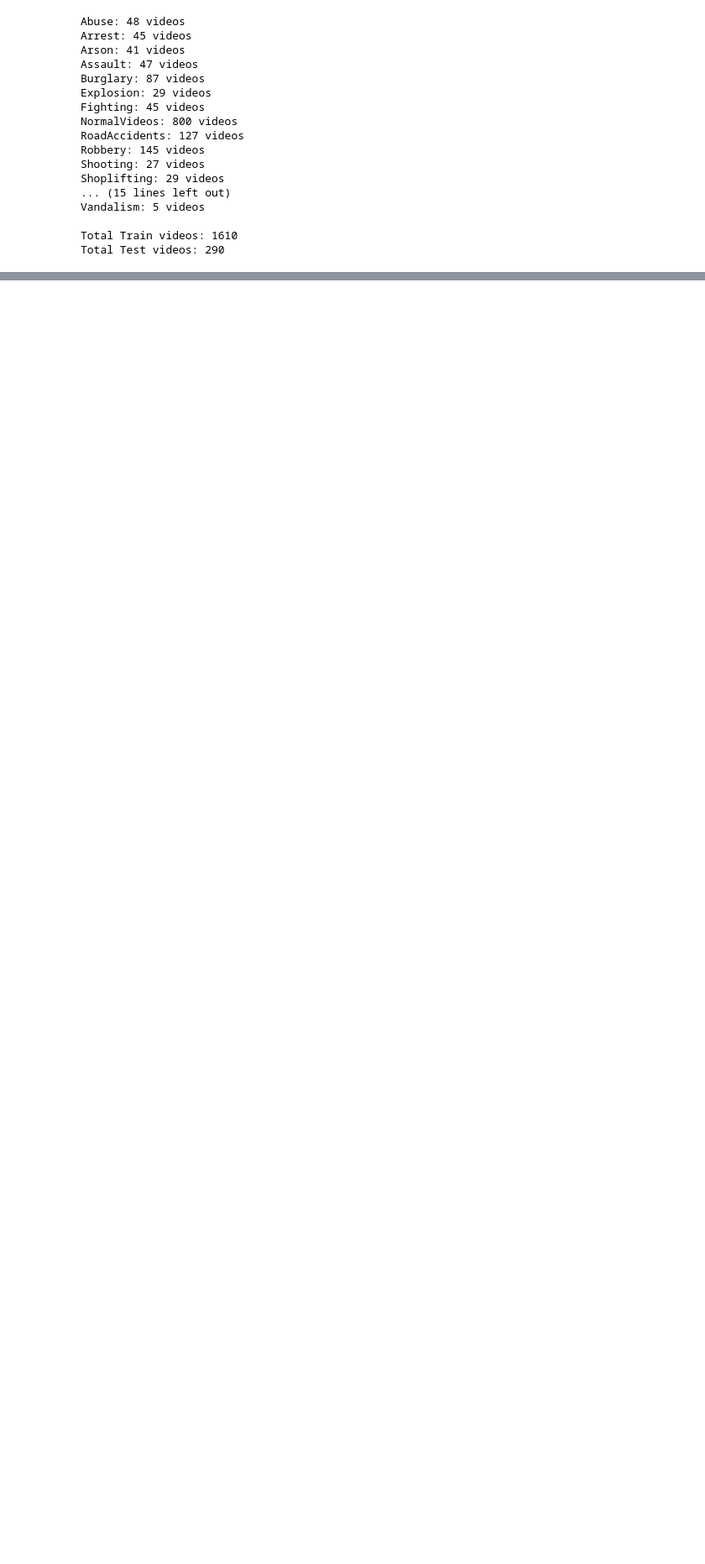
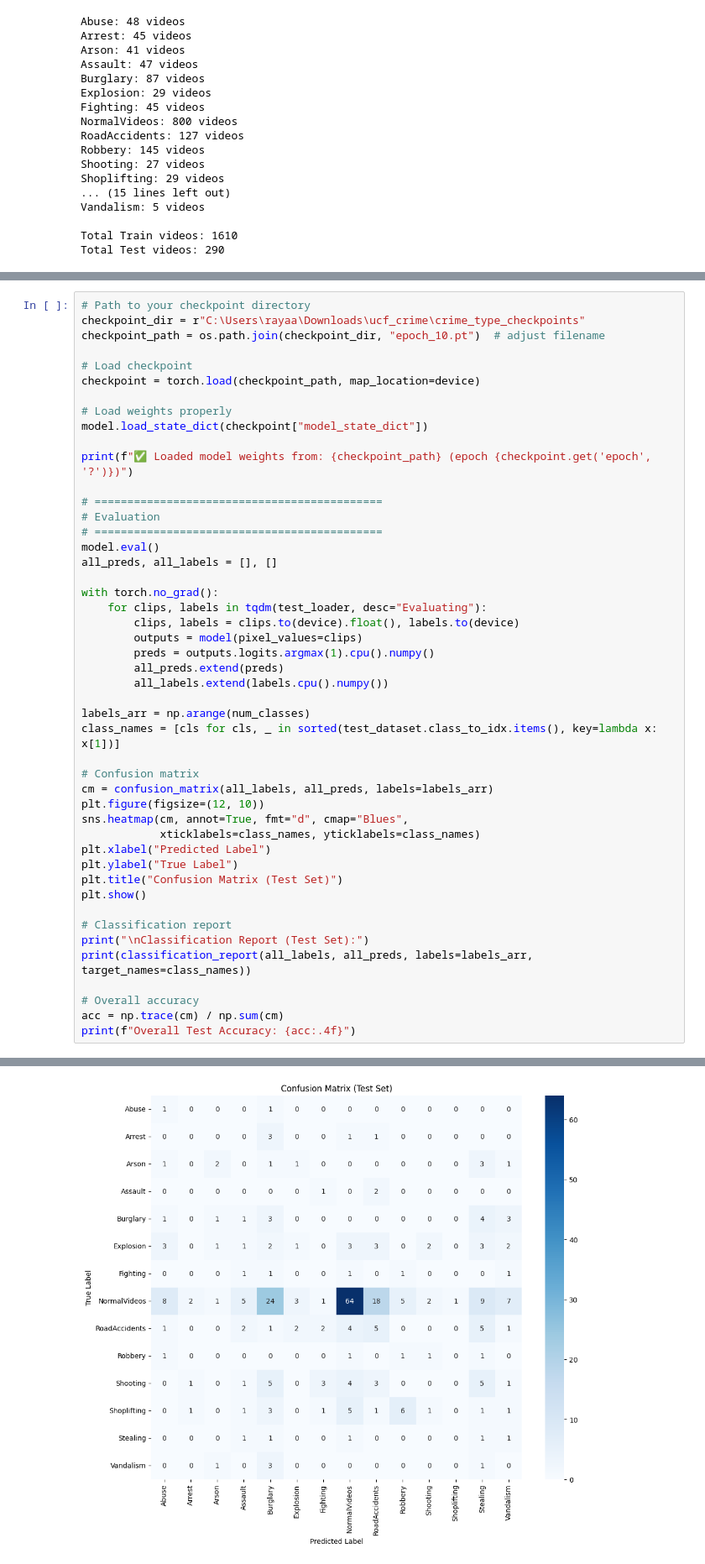
Before and after one commit to csci4502-5502-vit-anomaly-detection/spatiotemporal_vision_transformer_for_supervised_cctv_anomaly_detection, a Jupyter notebook: models/sandbox/experiment_2.ipynb, the cells around one changed output, grey strips where cells are left out. Shown at 84% size. Cells and saved outputs as stored; diff of their text form; blank space fills up the shorter version.

Commit message:
initial model development: rayaan

```diff
--- a/models/sandbox/experiment_2.ipynb
+++ b/models/sandbox/experiment_2.ipynb
@@ -255,0 +264,48 @@ Overall Test Accuracy: 0.2655
+# %%
+# Path to your checkpoint directory
+checkpoint_dir = r"C:\Users\rayaa\Downloads\ucf_crime\crime_type_checkpoints"
+checkpoint_path = os.path.join(checkpoint_dir, "epoch_10.pt")  # adjust filename
+
+# Load checkpoint
+checkpoint = torch.load(checkpoint_path, map_location=device)
+
+# Load weights properly
+model.load_state_dict(checkpoint["model_state_dict"])
+
+print(f"✅ Loaded model weights from: {checkpoint_path} (epoch {checkpoint.get('epoch', '?')})")
+
+# ============================================
+# Evaluation
+# ============================================
+model.eval()
+all_preds, all_labels = [], []
+
+with torch.no_grad():
+    for clips, labels in tqdm(test_loader, desc="Evaluating"):
+        clips, labels = clips.to(device).float(), labels.to(device)
+        outputs = model(pixel_values=clips)
+        preds = outputs.logits.argmax(1).cpu().numpy()
+        all_preds.extend(preds)
+        all_labels.extend(labels.cpu().numpy())
+
+labels_arr = np.arange(num_classes)
+class_names = [cls for cls, _ in sorted(test_dataset.class_to_idx.items(), key=lambda x: x[1])]
+
+# Confusion matrix
+cm = confusion_matrix(all_labels, all_preds, labels=labels_arr)
+plt.figure(figsize=(12, 10))
+sns.heatmap(cm, annot=True, fmt="d", cmap="Blues",
+            xticklabels=class_names, yticklabels=class_names)
+plt.xlabel("Predicted Label")
+plt.ylabel("True Label")
+plt.title("Confusion Matrix (Test Set)")
+plt.show()
+
+# Classification report
+print("\nClassification Report (Test Set):")
+print(classification_report(all_labels, all_preds, labels=labels_arr, target_names=class_names))
+
+# Overall accuracy
+acc = np.trace(cm) / np.sum(cm)
+print(f"Overall Test Accuracy: {acc:.4f}")
+# %% [output]
@@ -255,0 +313 @@ Overall Test Accuracy: 0.2655
+[figure, added]
```
Also changed, not shown: parts of 16 cells of this notebook, 1 other file.
